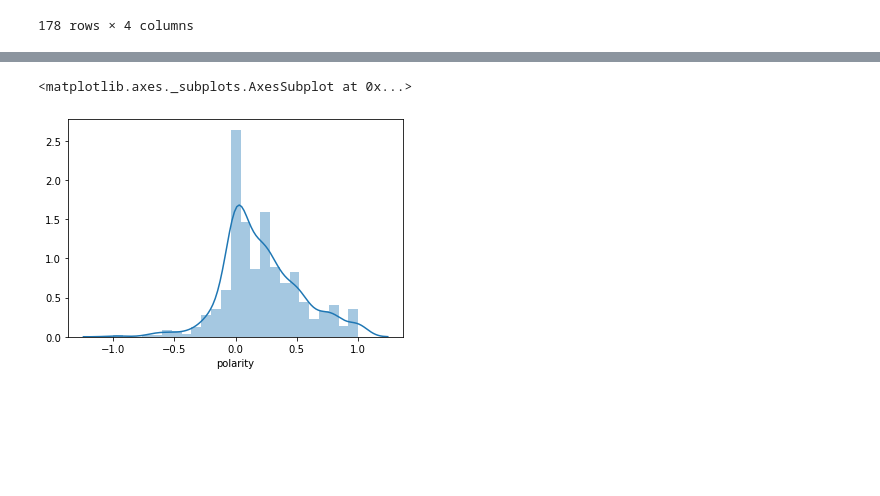
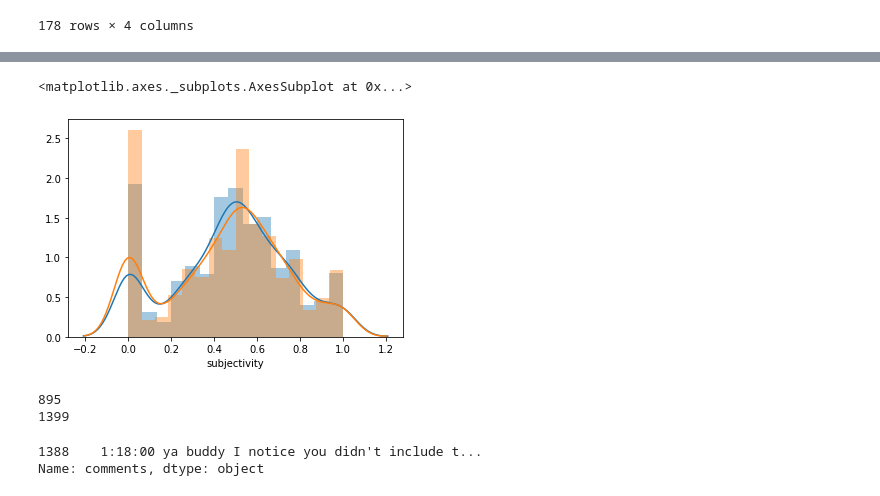
Before and after one commit to KamenDamov/NLP-Comments, a Jupyter notebook: analysis.ipynb, the cells around one changed output, grey strips where cells are left out. Cells and saved outputs as stored; diff of their text form; code cells hidden in the pictures; blank space fills up the shorter version.

```diff
--- a/analysis.ipynb
+++ b/analysis.ipynb
@@ -67,6 +52,7 @@ TypeError: 'Text' object is not callable
 # %%
-sns.distplot(sto_df['polarity'])
+sns.distplot(sto_df['subjectivity'])
+sns.distplot(kot_df['subjectivity'])
 # %% [output]
 <matplotlib.axes._subplots.AxesSubplot at 0x...>
-[figure, old version]
+[figure, new version]
 # %%
@@ -73,0 +60,13 @@ sns.distplot(sto_df['polarity'])
+# %%
+print(len(sto_df))
+print(len(kot_df))
+# %% [output]
+895
+1399
+# %%
+#pd.set_option('display.max_colwidth', None)
+#pd.set_option('display.max_rows', None)
+kot_df[kot_df['Unnamed: 0']==1388].comments
+# %% [output]
+1388    1:18:00 ya buddy I notice you didn't include t...
+Name: comments, dtype: object
```
Also changed, not shown: parts of 34 cells of this notebook, 1 other file.
